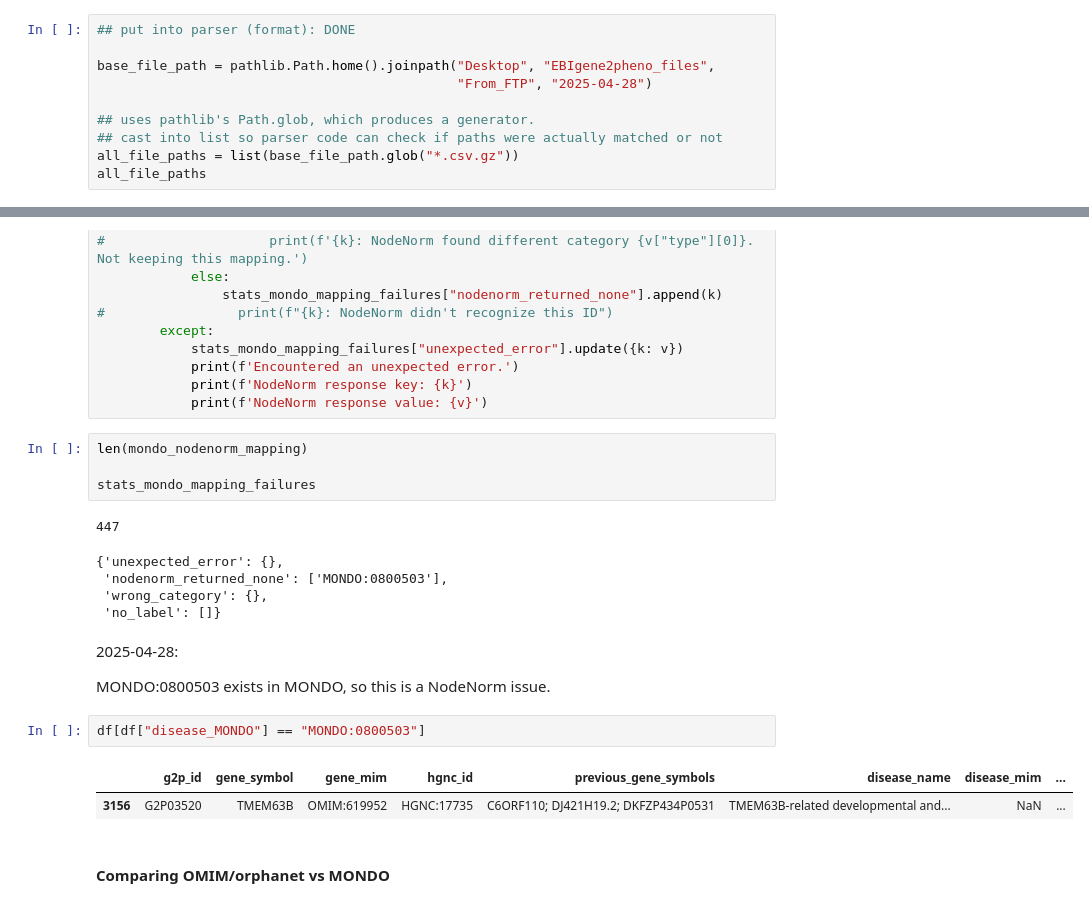
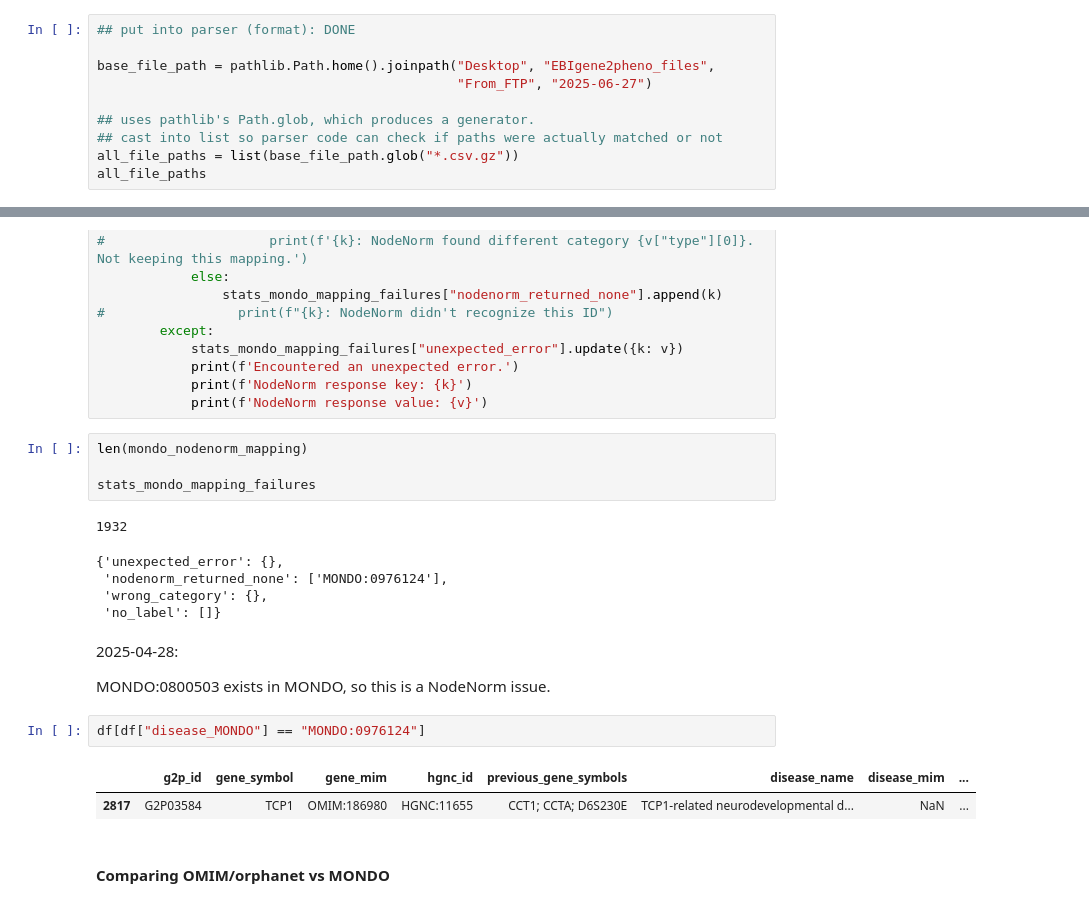
Before and after one commit to biothings/pending.api, a Jupyter notebook: plugins/ebi_gene2phenotype/parser-writing.ipynb, the cells around one changed output, grey strips where cells are left out. Saved outputs shown, nothing was run; the diff lists cells and outputs as text.

```diff
--- a/plugins/ebi_gene2phenotype/parser-writing.ipynb
+++ b/plugins/ebi_gene2phenotype/parser-writing.ipynb
@@ -52,7 +52,7 @@ The latest data can be downloaded from the [website](https://www.ebi.ac.uk/gene2
 ## put into parser (format): DONE
 
 base_file_path = pathlib.Path.home().joinpath("Desktop", "EBIgene2pheno_files",
-                                              "From_FTP", "2025-04-28")
+                                              "From_FTP", "2025-06-27")
 
 ## uses pathlib's Path.glob, which produces a generator.
 ## cast into list so parser code can check if paths were actually matched or not
@@ -1017,9 +1007,9 @@ len(mondo_nodenorm_mapping)
 
 stats_mondo_mapping_failures
 # %% [output]
-447
+1932
 {'unexpected_error': {},
- 'nodenorm_returned_none': ['MONDO:0800503'],
+ 'nodenorm_returned_none': ['MONDO:0976124'],
  'wrong_category': {},
  'no_label': []}
 # %% [markdown]
@@ -1027,10 +1017,10 @@ stats_mondo_mapping_failures
 
 MONDO:0800503 exists in MONDO, so this is a NodeNorm issue.
 # %%
-df[df["disease_MONDO"] == "MONDO:0800503"]
+df[df["disease_MONDO"] == "MONDO:0976124"]
 # %% [output]
 |  | g2p_id | gene_symbol | gene_mim | hgnc_id | previous_gene_symbols | disease_name | disease_mim | ... |
-| 3156 | G2P03520 | TMEM63B | OMIM:619952 | HGNC:17735 | C6ORF110; DJ421H19.2; DKFZP434P0531 | TMEM63B-related developmental and... | NaN | ... |
+| 2817 | G2P03584 | TCP1 | OMIM:186980 | HGNC:11655 | CCT1; CCTA; D6S230E | TCP1-related neurodevelopmental d... | NaN | ... |
 # %% [markdown]
 #### Comparing OMIM/orphanet vs MONDO
 # %%
```
Also changed, not shown: parts of 53 cells of this notebook, 3 other files.
